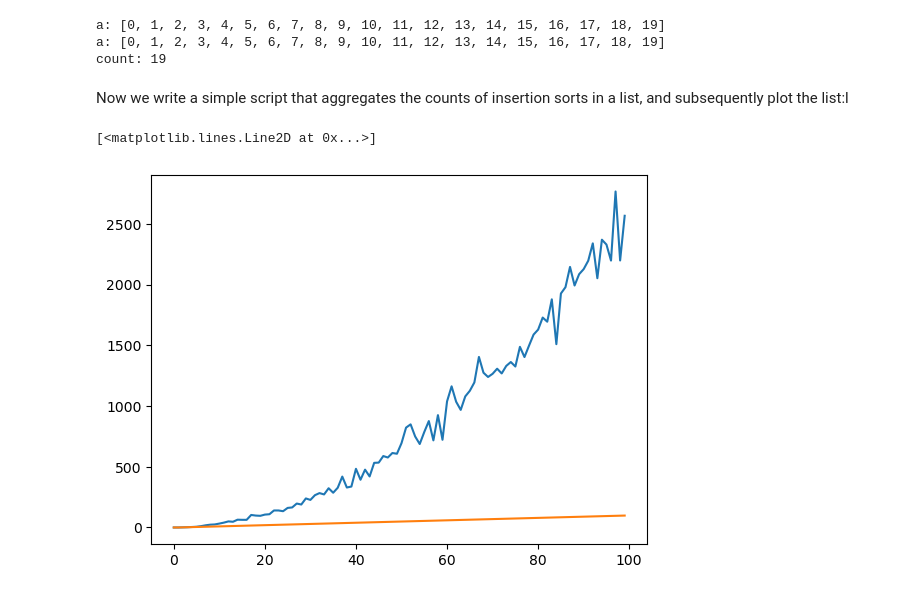
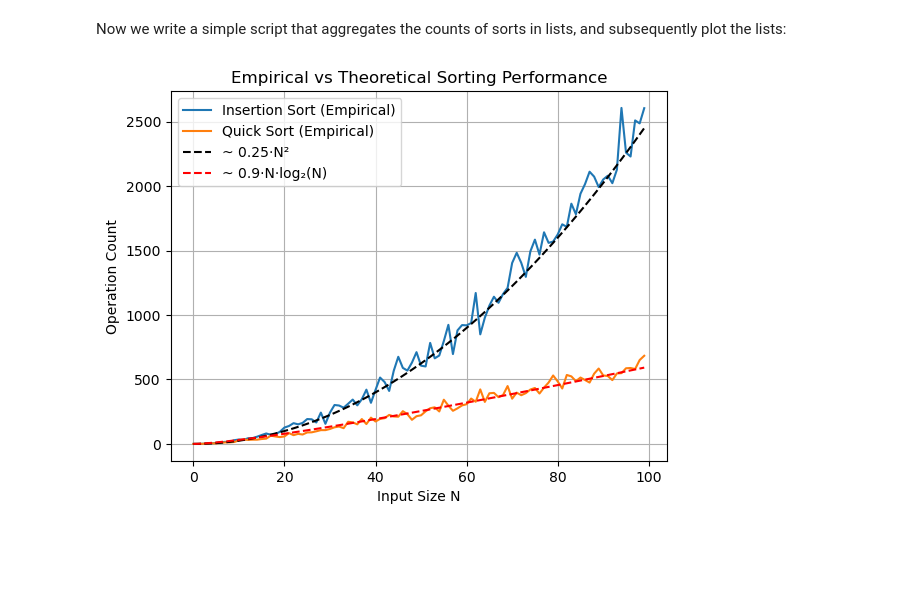
Before and after one commit to igor-dimi/alda-sose25-sol, a Jupyter notebook: sh02/sh02.ipynb, the cells around one changed output. Saved outputs shown, nothing was run; the diff lists cells and outputs as text; code cells hidden in the pictures; blank space fills up the shorter version.

```diff
--- a/sh02/sh02.ipynb
+++ b/sh02/sh02.ipynb
@@ -51,5 +76,4 @@ c) The usual versions of `insertion_sort()` and `quick_sort()`, without counting
 # %%
-import random
 
 def insertion_sort(a) :
     N = len(a)
@@ -67,14 +91,3 @@ def insertion_sort(a) :
                 break
             k -= 1
     return count
-
-N = 20
-a = list(range(N))
-# random.shuffle(a)
-print(f"a: {a}")
-count = insertion_sort(a)
-print(f"a: {a}\ncount: {count}")
-# %% [output]
-a: [0, 1, 2, 3, 4, 5, 6, 7, 8, 9, 10, 11, 12, 13, 14, 15, 16, 17, 18, 19]
-a: [0, 1, 2, 3, 4, 5, 6, 7, 8, 9, 10, 11, 12, 13, 14, 15, 16, 17, 18, 19]
-count: 19
@@ -81,23 +126,54 @@ count: 19
 # %% [markdown]
-Now we write a simple script that aggregates the counts of insertion sorts in a list, and subsequently plot the list:l
+Now we write a simple script that aggregates the counts of sorts in lists, and subsequently plot the lists:
 # %%
 import matplotlib.pyplot as plt
+import numpy as np
+
 
 insertion_counts = []
 for N in range(100):
     a = list(range(N))
     random.shuffle(a)
     insertion_counts.append(insertion_sort(a))
 
 
 quick_counts = []
 for N in range(100):
     a = list(range(N))
+    random.shuffle(a)
+    quick_counts.append(quick_sort(a))
+
+insertion_sorted_counts = []
+for N in range(100):
+    a = list(range(N))
     # random.shuffle(a)
-    quick_counts.append(insertion_sort(a))
+    insertion_sorted_counts.append(insertion_sort(a))
 
-plt.plot(insertion_counts)
-plt.plot(quick_counts)
+
+
+# --- Prepare input sizes ---
+N_values = np.arange(100)
+
+# --- Theoretical curves with estimated constants ---
+d1, e1, f1 = 0.25, 0, 0  # Insertion Sort: Quadratic
+d2, e2, f2 = 0.9, 0, 0   # Quick Sort: N log N
+
+insertion_theoretical = d1 * N_values**2 + e1 * N_values + f1
+quick_theoretical = d2 * N_values * np.log2(N_values + 1) + e2 * N_values + f2
+
+# --- Plot everything ---
+plt.plot(insertion_counts, label="Insertion Sort (Empirical)")
+plt.plot(quick_counts, label="Quick Sort (Empirical)")
+# plt.plot(insertion_sorted_counts, label="Insertion Sort (Sorted Input)")
+
+plt.plot(N_values, insertion_theoretical, 'k--', label="~ 0.25·N²")  # Dashed black
+plt.plot(N_values, quick_theoretical, 'r--', label="~ 0.9·N·log₂(N)")  # Dashed red
+
+plt.xlabel("Input Size N")
+plt.ylabel("Operation Count")
+plt.title("Empirical vs Theoretical Sorting Performance")
+plt.legend()
+plt.grid(True)
+plt.show()
 # %% [output]
-[<matplotlib.lines.Line2D at 0x...>]
-[figure, old version]
+[figure, new version]
```
Also changed, not shown: parts of 11 cells of this notebook, 1 other file.
